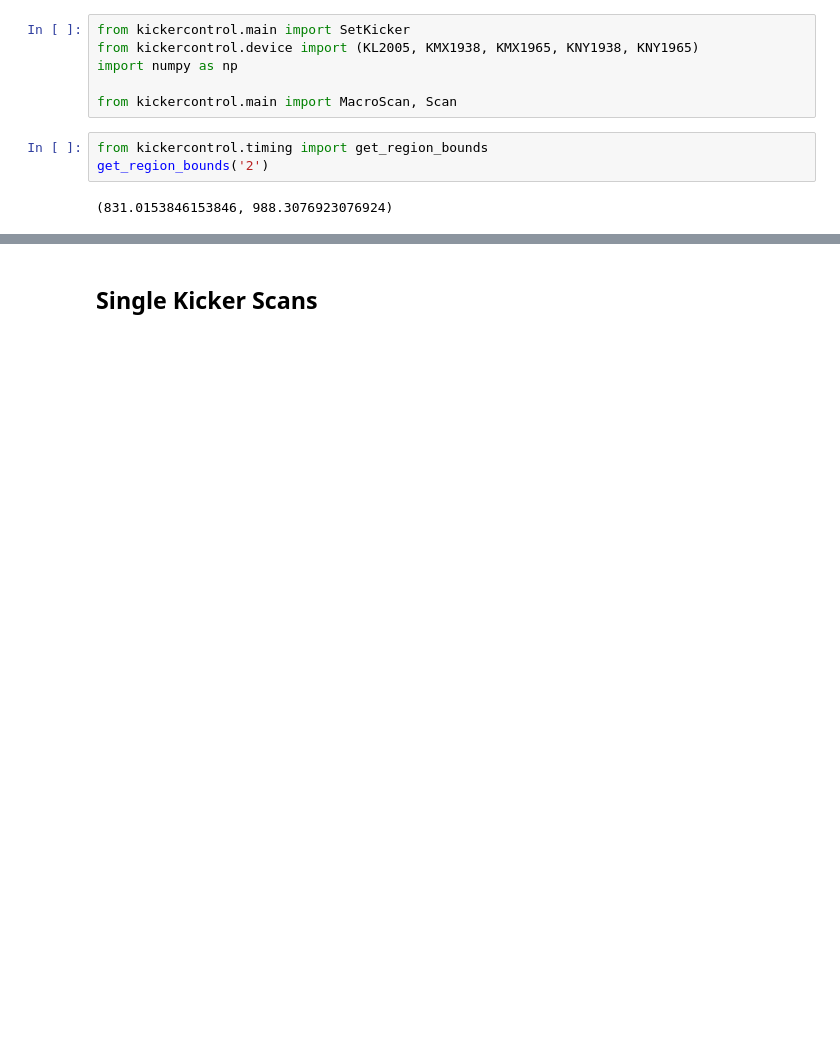
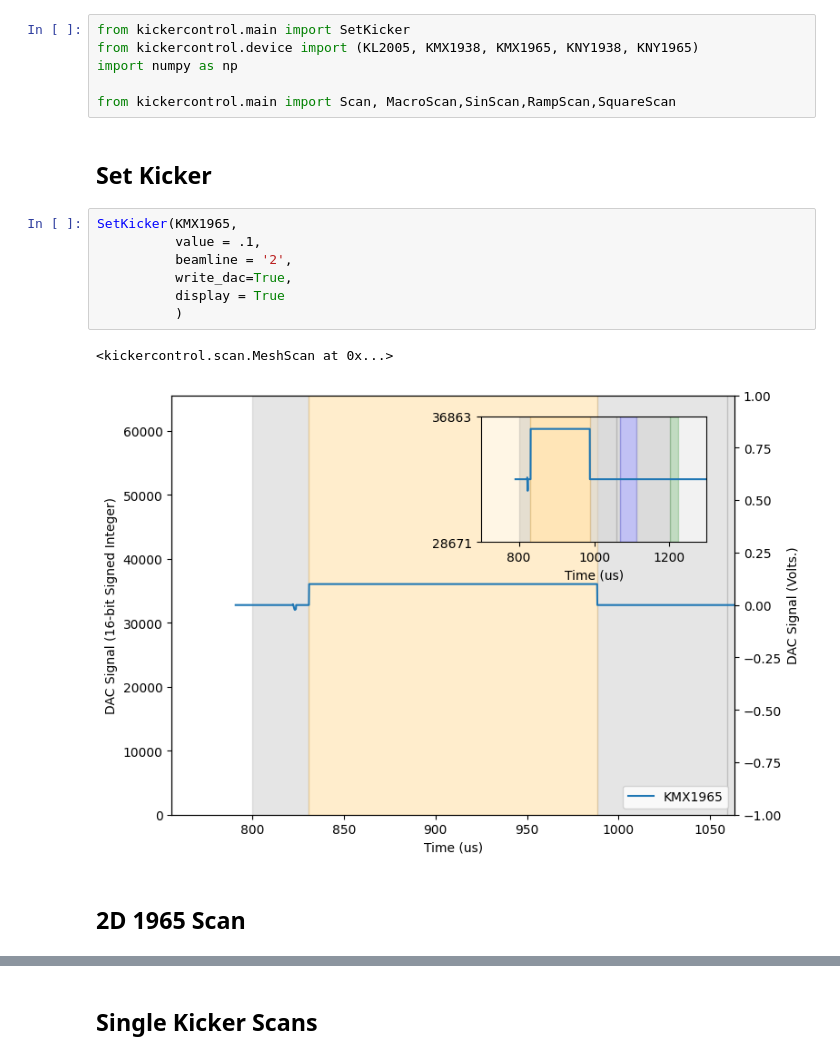
Before and after one commit to twguest/XSynth, a Jupyter notebook: docs/FD_Nov24.ipynb, the cells around one changed output, grey strips where cells are left out. Cells and saved outputs as stored; diff of their text form; blank space fills up the shorter version.

```diff
--- a/docs/FD_Nov24.ipynb
+++ b/docs/FD_Nov24.ipynb
@@ -3,10 +3,19 @@ from kickercontrol.main import SetKicker
 from kickercontrol.device import (KL2005, KMX1938, KMX1965, KNY1938, KNY1965)
 import numpy as np
 
-from kickercontrol.main import MacroScan, Scan
+from kickercontrol.main import Scan, MacroScan,SinScan,RampScan,SquareScan
-# %%
-from kickercontrol.timing import get_region_bounds
-get_region_bounds('2')
-# %% [output]
-(831.0153846153846, 988.3076923076924)
+# %% [markdown]
+## Set Kicker
+# %%
+SetKicker(KMX1965,
+		  value = .1,
+		  beamline = '2',
+		  write_dac=True,
+		  display = True
+		  )
+# %% [output]
+<kickercontrol.scan.MeshScan at 0x...>
+[figure, added]
+# %% [markdown]
+## 2D 1965 Scan
 # %%
```
Also changed, not shown: parts of 21 cells of this notebook, 6 other files.
